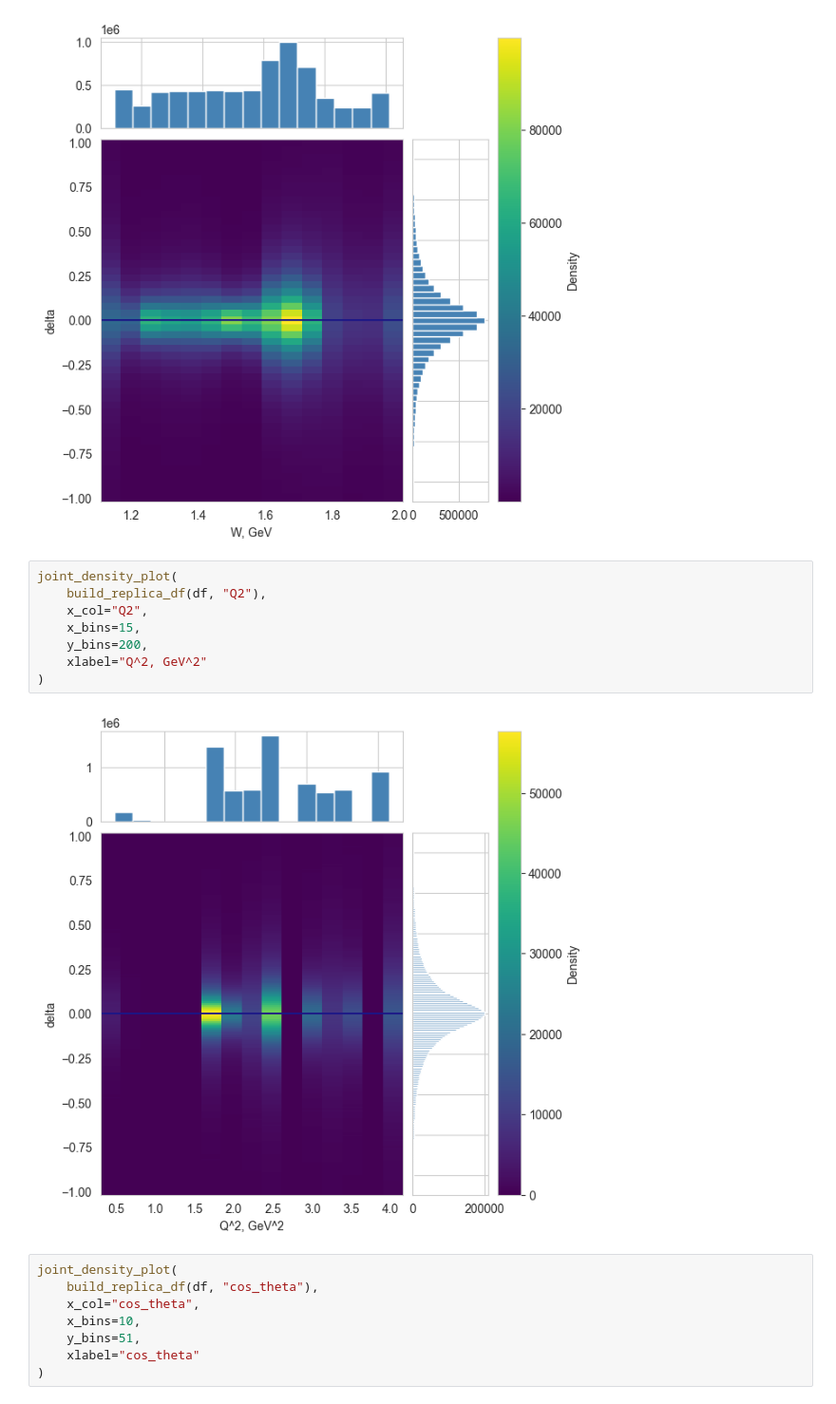
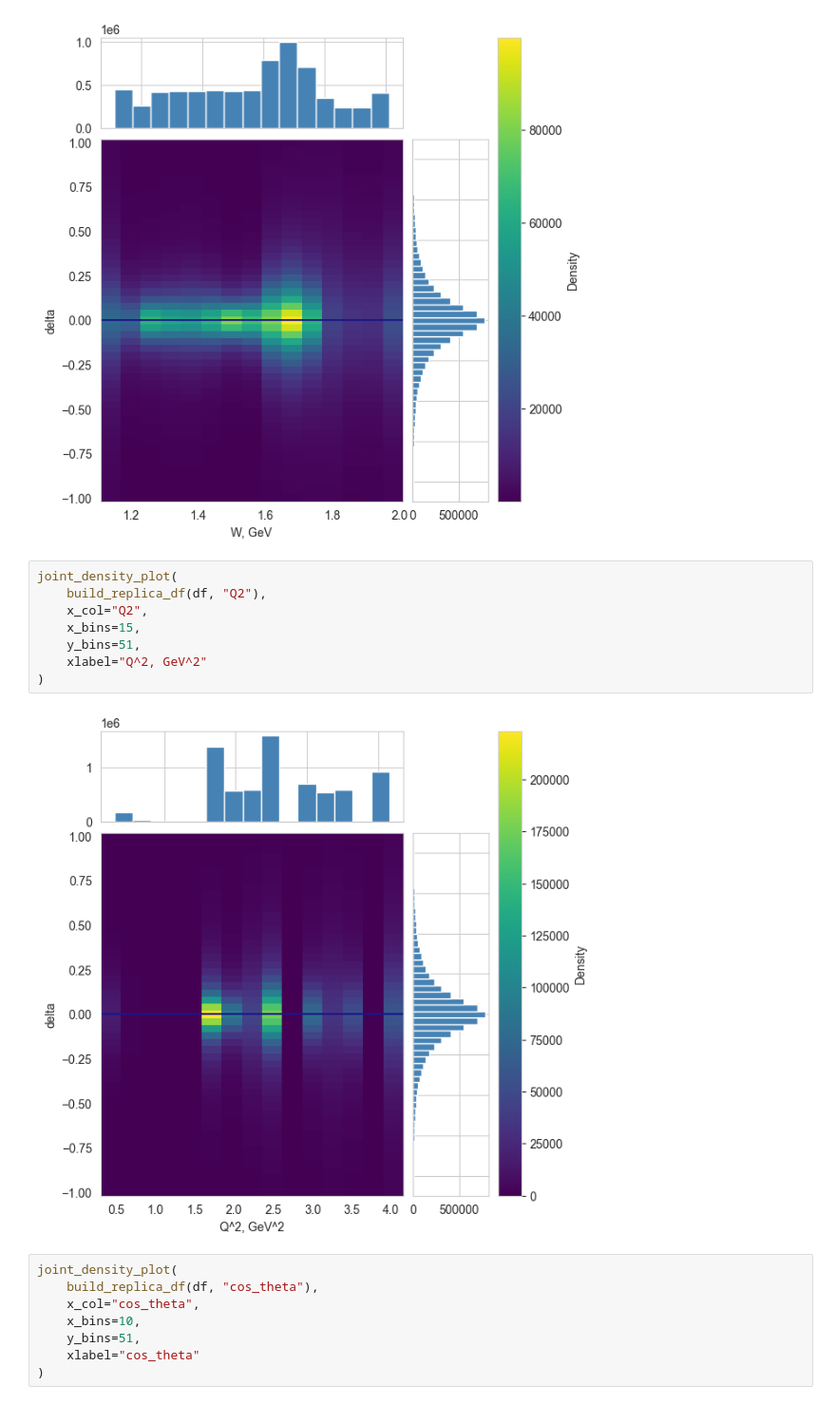
Before and after one commit to SINPML/pi_n_xsec, a Jupyter notebook: replicas/replicas_eval.ipynb, the cells around one changed output. Shown at 95% size. Cells and saved outputs as stored; diff of their text form.

```diff
--- a/replicas/replicas_eval.ipynb
+++ b/replicas/replicas_eval.ipynb
@@ -177,13 +177,13 @@ joint_density_plot(
 # %%
 joint_density_plot(
     build_replica_df(df, "Q2"),
     x_col="Q2",
     x_bins=15,
-    y_bins=200,
+    y_bins=51,
     xlabel="Q^2, GeV^2"
 )
 # %% [output]
-[figure, old version]
+[figure, new version]
 # %%
 joint_density_plot(
     build_replica_df(df, "cos_theta"),
```
Also changed, not shown: parts of 1 cell of this notebook, 1 other file.
